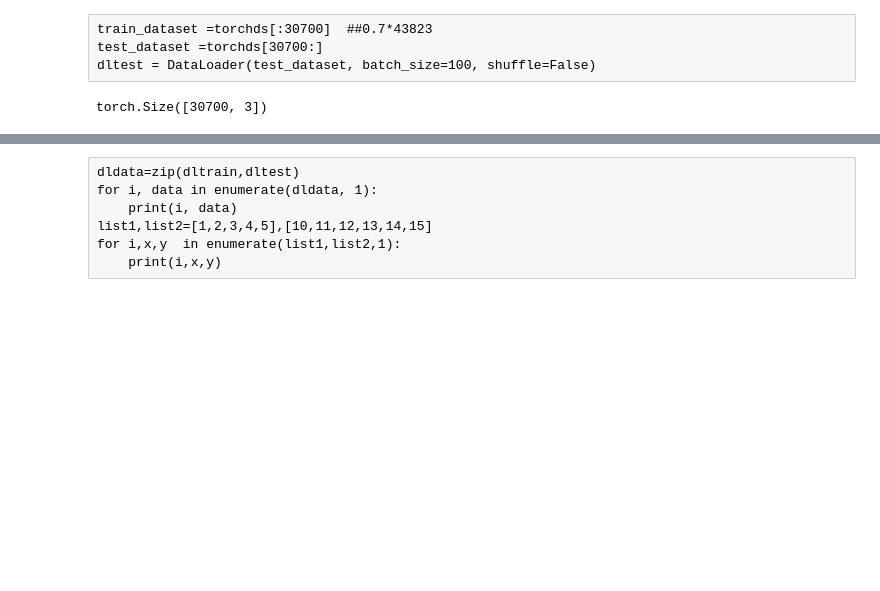
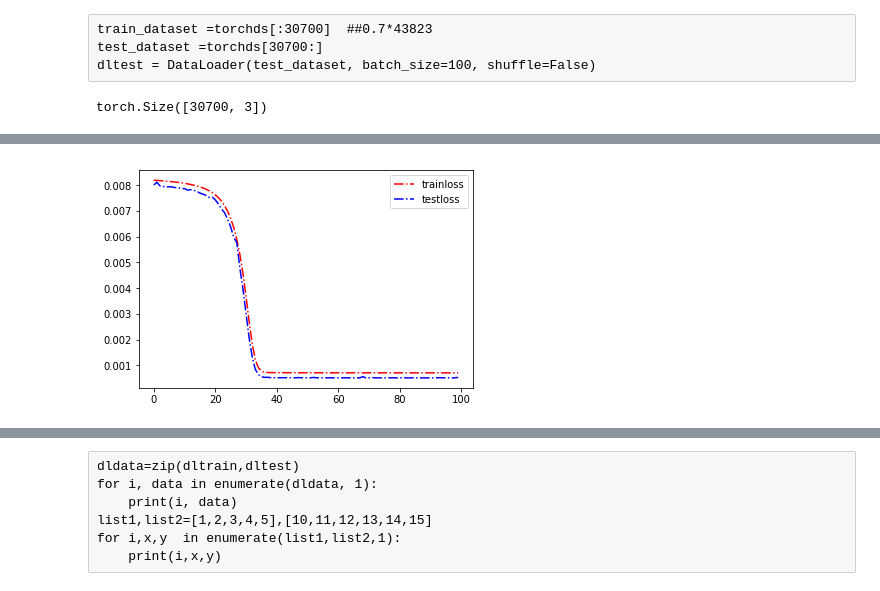
Before and after one commit to jie123xing/Crawler-neural_network-robot, a Jupyter notebook: mytorch-test/cnn-lstm-weather.ipynb, the cells around one changed output, grey strips where cells are left out. Cells and saved outputs as stored; diff of their text form; code cells hidden in the pictures; blank space fills up the shorter version.

```diff
--- a/mytorch-test/cnn-lstm-weather.ipynb
+++ b/mytorch-test/cnn-lstm-weather.ipynb
@@ -232 +317,8 @@ running_loss:-------
+# %%
+plt.plot(losslist,'r-.',label='trainloss')
+plt.plot(evallosslist,'b-.',label='testloss')
+plt.legend(loc='best')#显示在最好的位置
+plt.show()
+# %% [output]
+[figure, added]
 # %%
```
Also changed, not shown: parts of 16 cells of this notebook, 9 other files.
